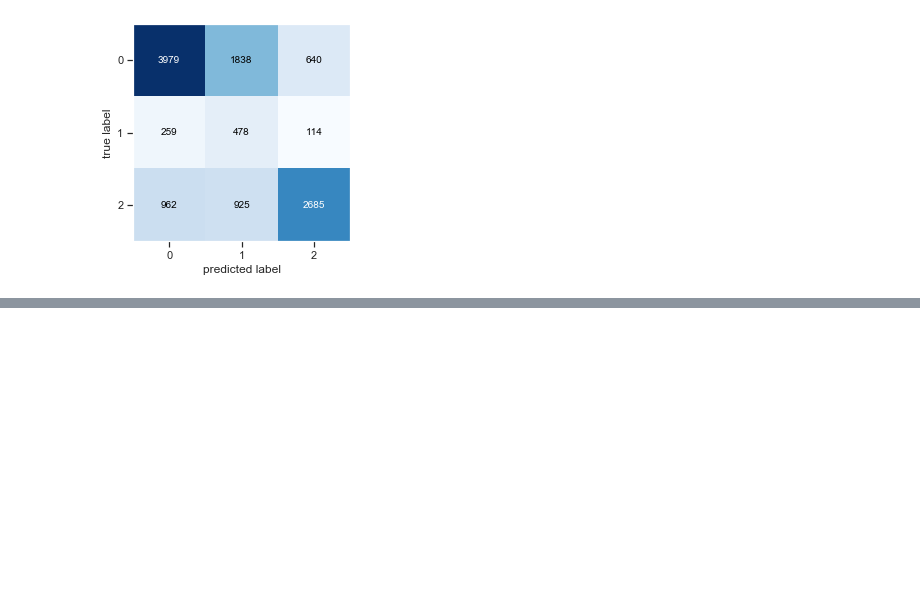
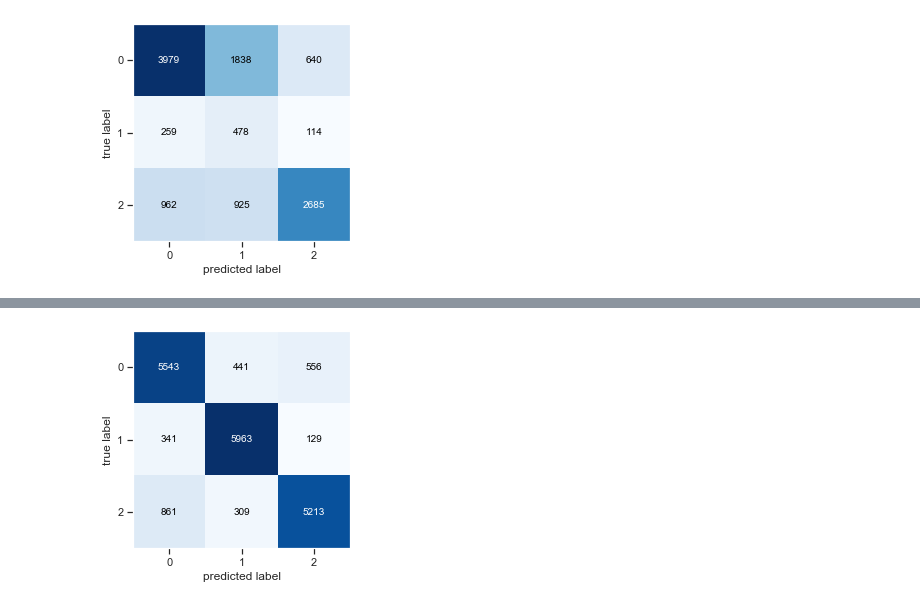
Before and after one commit to ezgigm/Project3_TanzanianWaterWell_Status_Prediction, a Jupyter notebook: STEP3_Modeling for Multi-Class Target.ipynb, the cells around one changed output, grey strips where cells are left out. Cells and saved outputs as stored; diff of their text form; code cells hidden in the pictures; blank space fills up the shorter version.

```diff
--- a/STEP3_Modeling for Multi-Class Target.ipynb
+++ b/STEP3_Modeling for Multi-Class Target.ipynb
@@ -136,0 +212,4 @@ plt.show()
+# %%
+used_cols = [c for c in scaled_df.columns.tolist() if c not in [target]]
+X=scaled_df[used_cols]
+y=scaled_df[target]
@@ -136,0 +269,8 @@ plt.show()
+# %%
+smote = SMOTE(sampling_strategy = 'auto', n_jobs = -1)
+X_resampled, y_resampled = smote.fit_sample(X, y)
+print(y.value_counts())
+
+y_resample = pd.Series(y_resampled)
+
+print(y_resample.value_counts())
@@ -136,0 +286,2 @@ plt.show()
+# %%
+X_train, X_test, y_train, y_test = train_test_split(X_resampled, y_resample, test_size=0.2, random_state=42)
@@ -136,0 +290,27 @@ plt.show()
+# %%
+clf_xg = XGBClassifier(objective = 'multi:softmax', booster = 'gbtree', nrounds = 'min.error.idx',
+                      num_class = 3, maximize = False, eval_metric = 'merror', eta = .1,
+                      max_depth = 16, colsample_bytree = .4, n_jobs = -1,learning_rate = 0.1,
+                      early_stopping_rounds=10)
+
+# clf_xg = XGBClassifier(objective = 'multi:softmax', booster = 'gbtree', nrounds = 'min.error.idx',
+#                       num_class = 3, maximize = False, eval_metric = 'merror', eta = .2,
+#                       max_depth = 14, colsample_bytree = .4, n_jobs = -1,learning_rate = 0.1,
+#                       early_stopping_rounds=10)
+clf_xg.fit(X_train, y_train)
+
+
+# make predictions on training set
+y_pred = clf_xg.predict(X_train)
+
+# make predictions on test set
+y_score = clf_xg.predict(X_test)
+
+# to print the results in good way
+print("Accuracy:"); print("="*len("Accuracy:"))
+print(f"TRAIN: {accuracy_score(y_train, y_pred)}")
+print(f"TEST: {accuracy_score(y_test, y_score)}")
+
+print("\nBalanced Accuracy:"); print("="*len("Balanced Accuracy:"))
+print(f"TRAIN: {balanced_accuracy_score(y_train, y_pred)}")
+print(f"TEST: {balanced_accuracy_score(y_test, y_score)}")
@@ -136,0 +327,6 @@ plt.show()
+# %%
+cm = confusion_matrix(y_test, y_score)
+plot_confusion_matrix(cm)
+plt.show()
+# %% [output]
+[figure, added]
```
Also changed, not shown: parts of 19 cells of this notebook.
